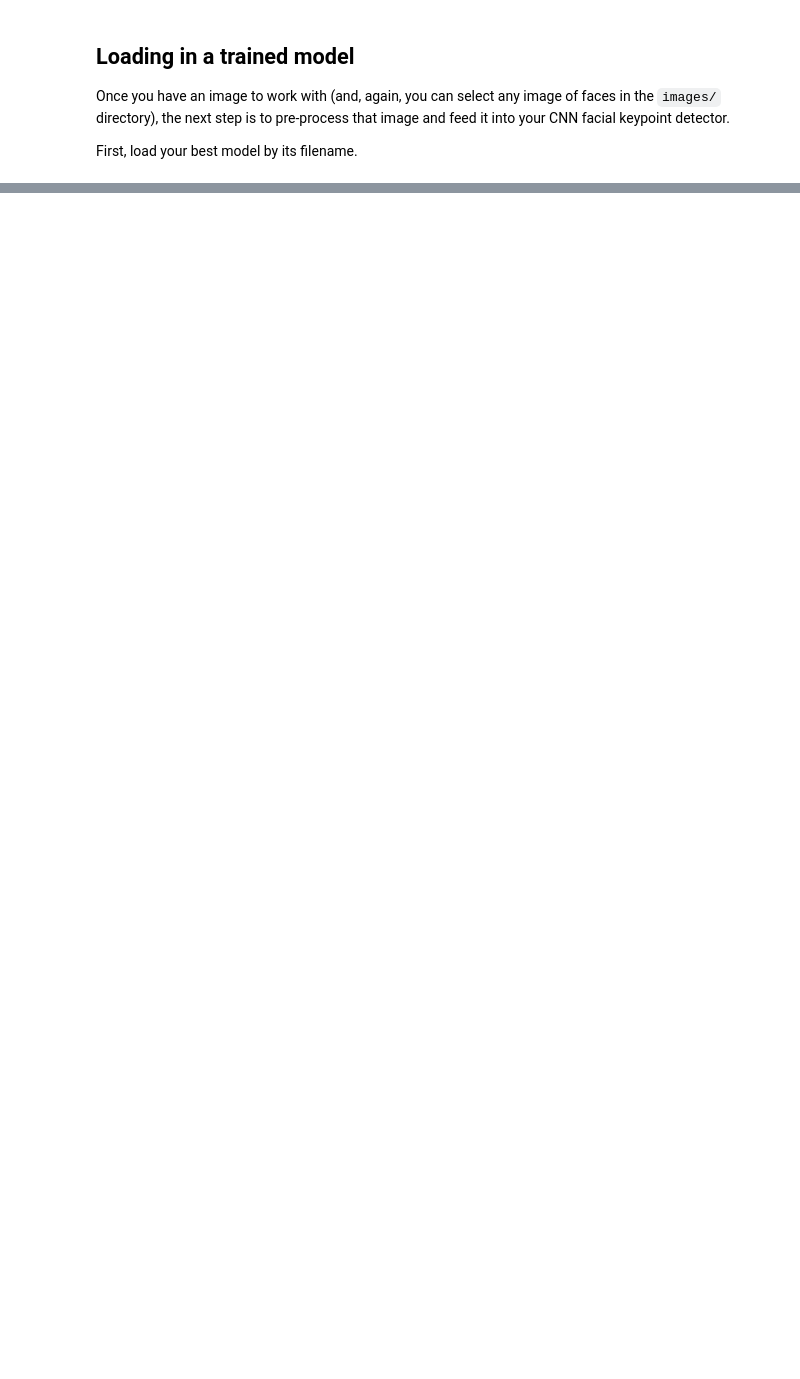
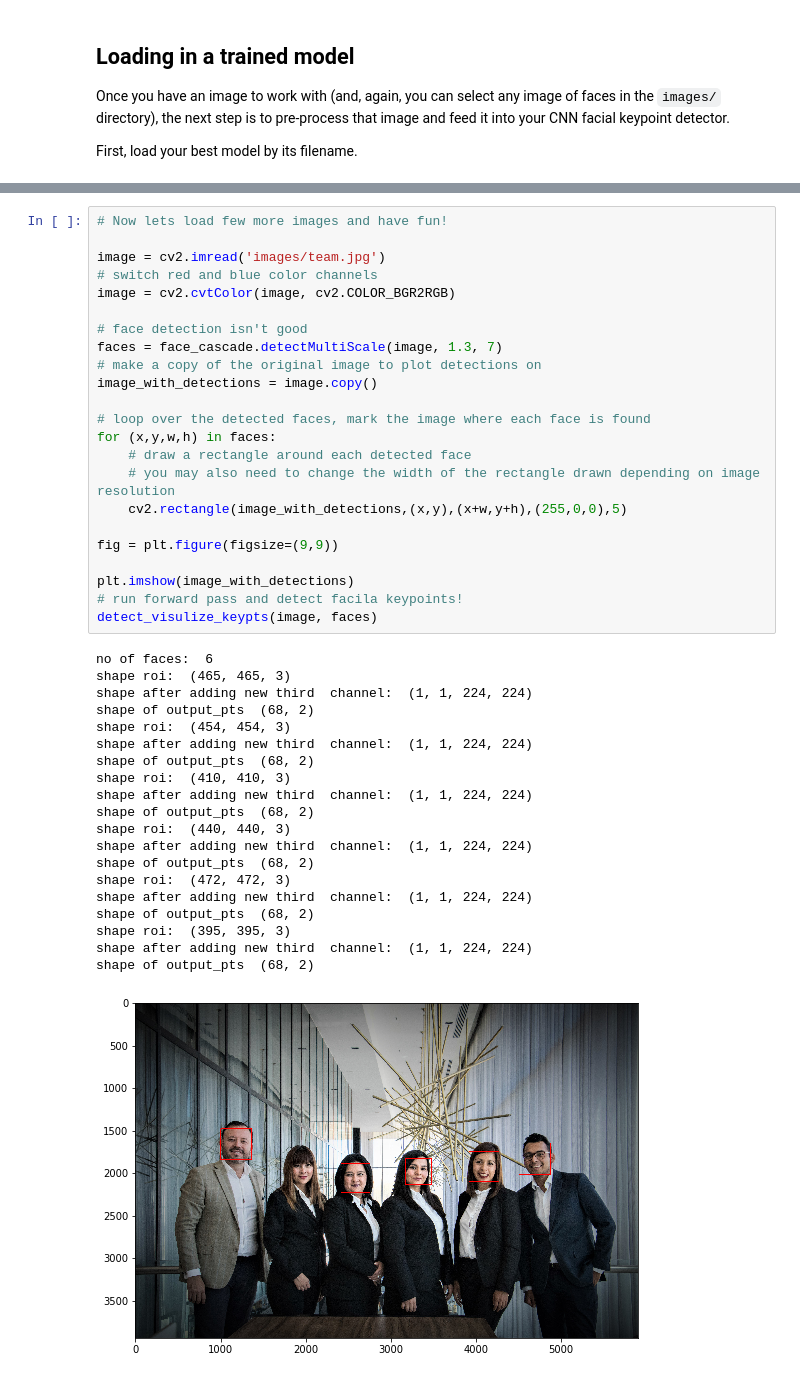
Before and after one commit to AvishekParajuli/P1_Facial_Keypoints, a Jupyter notebook: 3. Facial Keypoint Detection, Complete Pipeline.ipynb, the cells around one changed output, grey strips where cells are left out. Cells and saved outputs as stored; diff of their text form; blank space fills up the shorter version.

```diff
--- a/3. Facial Keypoint Detection, Complete Pipeline.ipynb
+++ b/3. Facial Keypoint Detection, Complete Pipeline.ipynb
@@ -124,0 +209,44 @@ for (x,y,w,h) in faces:
+# %%
+# Now lets load few more images and have fun!
+
+image = cv2.imread('images/team.jpg')
+# switch red and blue color channels
+image = cv2.cvtColor(image, cv2.COLOR_BGR2RGB)
+
+# face detection isn't good
+faces = face_cascade.detectMultiScale(image, 1.3, 7)
+# make a copy of the original image to plot detections on
+image_with_detections = image.copy()
+
+# loop over the detected faces, mark the image where each face is found
+for (x,y,w,h) in faces:
+    # draw a rectangle around each detected face
+    # you may also need to change the width of the rectangle drawn depending on image resolution
+    cv2.rectangle(image_with_detections,(x,y),(x+w,y+h),(255,0,0),5)
+
+fig = plt.figure(figsize=(9,9))
+
+plt.imshow(image_with_detections)
+# run forward pass and detect facila keypoints!
+detect_visulize_keypts(image, faces)
+# %% [output]
+no of faces:  6
+shape roi:  (465, 465, 3)
+shape after adding new third  channel:  (1, 1, 224, 224)
+shape of output_pts  (68, 2)
+shape roi:  (454, 454, 3)
+shape after adding new third  channel:  (1, 1, 224, 224)
+shape of output_pts  (68, 2)
+shape roi:  (410, 410, 3)
+shape after adding new third  channel:  (1, 1, 224, 224)
+shape of output_pts  (68, 2)
+shape roi:  (440, 440, 3)
+shape after adding new third  channel:  (1, 1, 224, 224)
+shape of output_pts  (68, 2)
+shape roi:  (472, 472, 3)
+shape after adding new third  channel:  (1, 1, 224, 224)
+shape of output_pts  (68, 2)
+shape roi:  (395, 395, 3)
+shape after adding new third  channel:  (1, 1, 224, 224)
+shape of output_pts  (68, 2)
+[figure, added]
```
Also changed, not shown: parts of 8 cells of this notebook, 4 other files.
